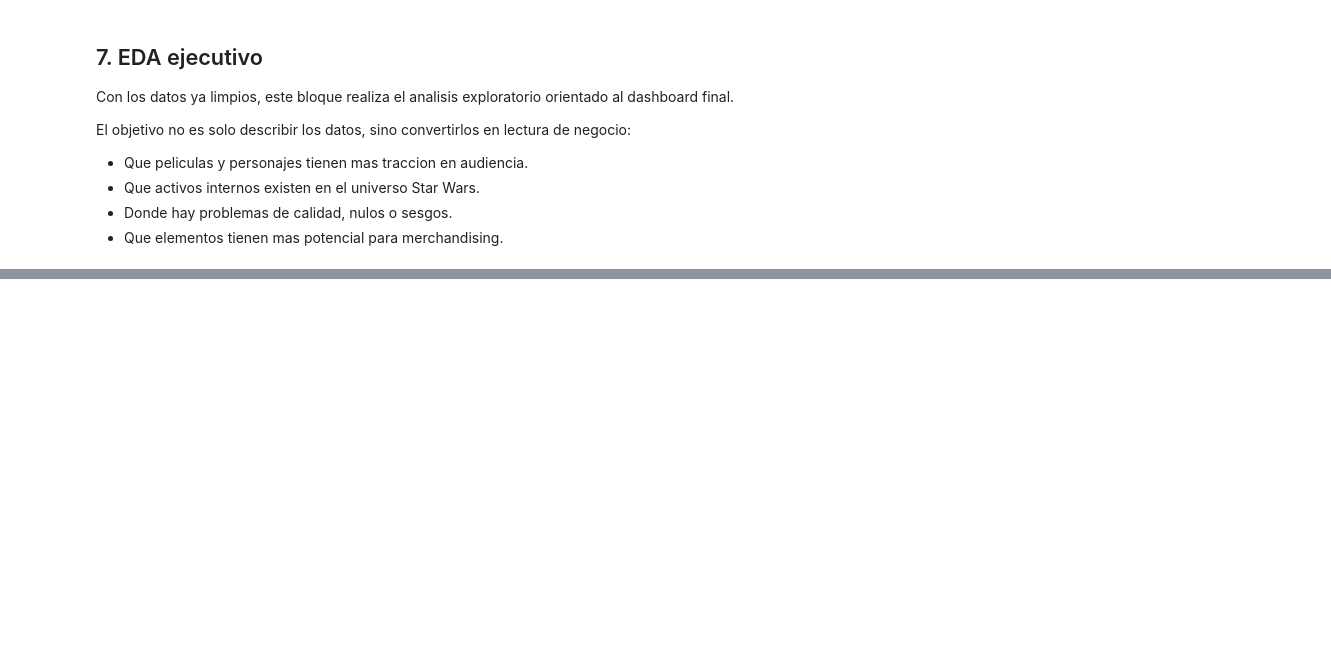
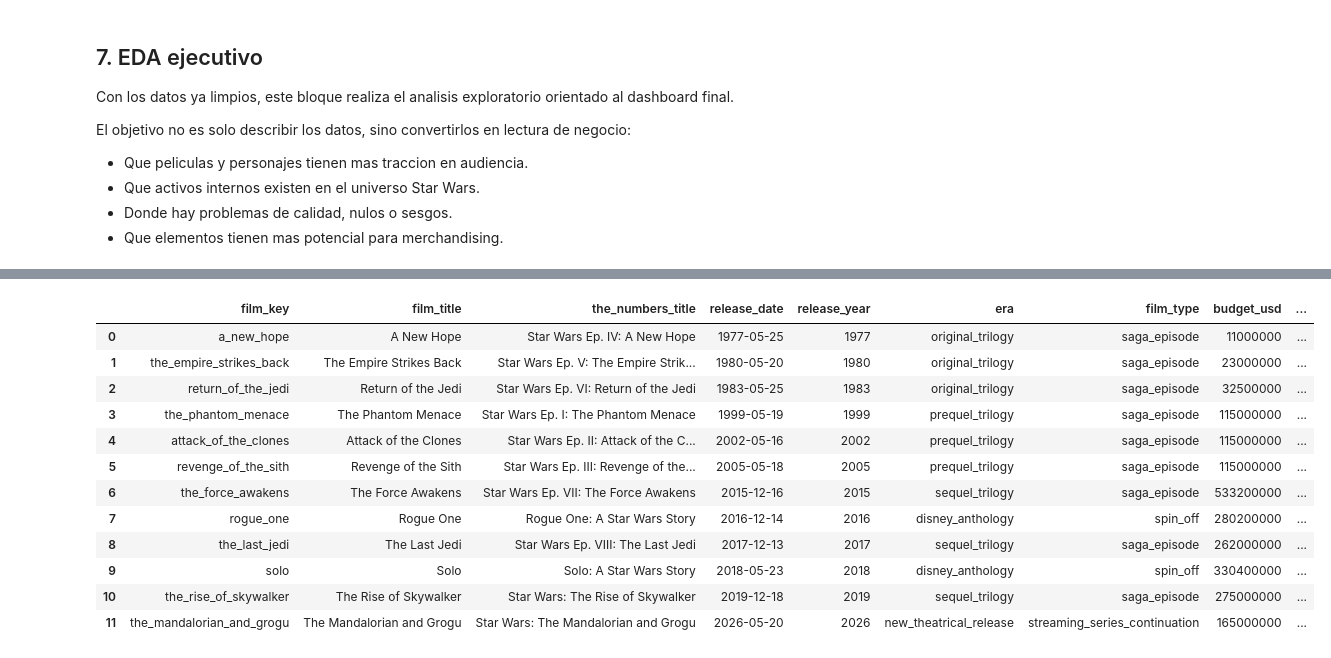
Before and after one commit to elenacarino-max/DashboardStarWars, a Jupyter notebook: notebooks/01_eda_star_wars.ipynb, the cells around one changed output, grey strips where cells are left out. Drawn from its saved outputs; the diff is of its cells as text; code cells hidden in the pictures; blank space fills up the shorter version.

```diff
--- a/notebooks/01_eda_star_wars.ipynb
+++ b/notebooks/01_eda_star_wars.ipynb
@@ -1734,21 +2188,21 @@ character_homeworld_summary = (
 )
 
 planet_business_summary = df_planets_clean[[
-    "name", "population", "diameter", "climate", "terrain", "resident_count", "film_count"
+    "planet_key", "name", "population", "diameter", "climate", "terrain", "resident_keys", "resident_count", "film_keys", "film_count"
 ]].copy().sort_values(["film_count", "resident_count", "population"], ascending=False)
 
 starship_business_summary = df_starships_clean[[
-    "name", "starship_class", "manufacturer", "cost_in_credits", "length", "crew",
-    "passengers", "cargo_capacity", "pilot_count", "film_count"
+    "starship_key", "name", "starship_class", "manufacturer", "cost_in_credits", "length", "crew",
+    "passengers", "cargo_capacity", "pilot_keys", "pilot_count", "film_keys", "film_count"
 ]].copy().sort_values(["film_count", "pilot_count", "cost_in_credits"], ascending=False)
 
 weapon_business_summary = df_weapons_clean[[
-    "name", "type", "manufacturer", "cost_in_credits", "length", "film_count"
+    "weapon_key", "name", "type", "manufacturer", "cost_in_credits", "length", "film_keys", "film_count"
 ]].copy().sort_values(["film_count", "cost_in_credits"], ascending=False)
 
 quote_character_summary = (
     df_quotes_clean
-    .groupby("character_name", as_index=False)
+    .groupby(["character_key", "character_name"], as_index=False)
     .agg(quote_count=("quote", "count"))
     .sort_values("quote_count", ascending=False)
 )
@@ -1823,40 +2379,21 @@ display(survey_sample_bias)
 # %%
 # EDA 4: INDICE DE POTENCIAL DE MERCHANDISING
 
-# Normalizamos nombres para cruzar opiniones de encuesta con activos internos.
-def normalize_name_for_match(value):
-    if pd.isna(value):
-        return np.nan
-    value = str(value).lower().strip()
-    value = value.replace("princess leia organa", "leia organa")
-    value = value.replace("c 3Po".lower(), "c-3po")
-    value = value.replace("c 3po", "c-3po")
-    value = value.replace("r2 d2", "r2-d2")
-    value = re.sub(r"[^a-z0-9]+", "_", value)
-    return value.strip("_")
+character_opportunities = character_opinion_summary.copy()
 
-character_opportunities = character_opinion_summary.copy()
-character_opportunities["match_name"] = character_opportunities["character_name"].apply(normalize_name_for_match)
-
-characters_for_merge = df_characters_clean.copy()
-characters_for_merge["match_name"] = characters_for_merge["name"].apply(normalize_name_for_match)
-characters_for_merge = characters_for_merge[[
-    "match_name", "name", "species", "gender", "homeworld", "height", "weight"
+characters_for_merge = df_characters_clean[[
+    "character_key", "name", "species", "gender", "homeworld", "height", "weight"
 ]].rename(columns={"name": "universe_character_name"})
 
-quote_for_merge = quote_character_summary.copy()
-quote_for_merge["match_name"] = quote_for_merge["character_name"].apply(normalize_name_for_match)
-quote_for_merge = quote_for_merge[["match_name", "quote_count"]]
+quote_for_merge = quote_character_summary[["character_key", "quote_count"]].copy()
 
 asset_quality_for_merge = universe_assets[universe_assets["asset_type"] == "character"][[
-    "asset_name", "data_completeness_pct", "internal_presence_score"
-]].copy()
-asset_quality_for_merge["match_name"] = asset_quality_for_merge["asset_name"].apply(normalize_name_for_match)
-asset_quality_for_merge = asset_quality_for_merge.drop(columns=["asset_name"])
+    "asset_key", "data_completeness_pct", "internal_presence_score"
+]].copy().rename(columns={"asset_key": "character_key"})
 
-character_opportunities = character_opportunities.merge(characters_for_merge, on="match_name", how="left")
-character_opportunities = character_opportunities.merge(quote_for_merge, on="match_name", how="left")
-character_opportunities = character_opportunities.merge(asset_quality_for_merge, on="match_name", how="left")
+character_opportunities = character_opportunities.merge(characters_for_merge, on="character_key", how="left")
+character_opportunities = character_opportunities.merge(quote_for_merge, on="character_key", how="left")
+character_opportunities = character_opportunities.merge(asset_quality_for_merge, on="character_key", how="left")
 
 character_opportunities["quote_count"] = character_opportunities["quote_count"].fillna(0)
 character_opportunities["is_in_universe_dataset"] = character_opportunities["universe_character_name"].notna().astype(int)
@@ -1901,8 +2438,8 @@ character_opportunities["opportunity_quadrant"] = character_opportunities.apply(
 character_opportunities = character_opportunities.sort_values("merchandising_potential_index", ascending=False)
 
 movie_opportunities = movie_views_summary.merge(
-    movie_rank_summary[["movie_title", "avg_rank", "preference_score", "first_place_pct"]],
-    on="movie_title",
+    movie_rank_summary[["film_key", "avg_rank", "preference_score", "first_place_pct"]],
+    on="film_key",
     how="left",
 )
 movie_opportunities["movie_campaign_score"] = (
@@ -1912,9 +2449,24 @@ movie_opportunities["movie_campaign_score"] = (
 ).round(2)
 movie_opportunities = movie_opportunities.sort_values("movie_campaign_score", ascending=False)
 
+
+movie_audience_summary = movie_views_summary.merge(
+    movie_rank_summary[["film_key", "avg_rank", "preference_score", "ranking_responses", "first_place_pct"]],
+    on="film_key",
+    how="left",
+)
+
+eda_movie_commercial_audience_summary = films_business_clean.merge(
+    movie_audience_summary,
+    on="film_key",
+    how="left",
+)
+eda_movie_commercial_audience_summary["movie_title"] = eda_movie_commercial_audience_summary["film_key"].map(FILM_DISPLAY_NAMES)
+eda_movie_commercial_audience_summary["is_in_survey"] = eda_movie_commercial_audience_summary["viewers"].notna().astype(int)
+
 print("Top personajes por indice de merchandising")
 display(character_opportunities[[
-    "character_name", "merchandising_potential_index", "opportunity_quadrant",
+    "character_key", "character_name", "merchandising_potential_index", "opportunity_quadrant",
     "audience_affinity_score", "familiarity_score", "internal_presence_score_scaled",
     "data_quality_score", "avg_opinion_score", "quote_count", "species", "gender", "homeworld"
 ]].head(12))
@@ -1924,3 +2476,7 @@ display(character_opportunities["opportunity_quadrant"].value_counts())
 
 print("Oportunidad por pelicula")
 display(movie_opportunities)
+
+print("Resumen comercial + audiencia por pelicula")
+display(eda_movie_commercial_audience_summary)
+# %% [output]
@@ -1927,3 +2513,16 @@ display(movie_opportunities)
+|  | film_key | film_title | the_numbers_title | release_date | release_year | era | film_type | budget_usd | ... |
+| 0 | a_new_hope | A New Hope | Star Wars Ep. IV: A New Hope | 1977-05-25 | 1977 | original_trilogy | saga_episode | 11000000 | ... |
+| 1 | the_empire_strikes_back | The Empire Strikes Back | Star Wars Ep. V: The Empire Strik... | 1980-05-20 | 1980 | original_trilogy | saga_episode | 23000000 | ... |
+| 2 | return_of_the_jedi | Return of the Jedi | Star Wars Ep. VI: Return of the Jedi | 1983-05-25 | 1983 | original_trilogy | saga_episode | 32500000 | ... |
+| 3 | the_phantom_menace | The Phantom Menace | Star Wars Ep. I: The Phantom Menace | 1999-05-19 | 1999 | prequel_trilogy | saga_episode | 115000000 | ... |
+| 4 | attack_of_the_clones | Attack of the Clones | Star Wars Ep. II: Attack of the C... | 2002-05-16 | 2002 | prequel_trilogy | saga_episode | 115000000 | ... |
+| 5 | revenge_of_the_sith | Revenge of the Sith | Star Wars Ep. III: Revenge of the... | 2005-05-18 | 2005 | prequel_trilogy | saga_episode | 115000000 | ... |
+| 6 | the_force_awakens | The Force Awakens | Star Wars Ep. VII: The Force Awakens | 2015-12-16 | 2015 | sequel_trilogy | saga_episode | 533200000 | ... |
+| 7 | rogue_one | Rogue One | Rogue One: A Star Wars Story | 2016-12-14 | 2016 | disney_anthology | spin_off | 280200000 | ... |
+| 8 | the_last_jedi | The Last Jedi | Star Wars Ep. VIII: The Last Jedi | 2017-12-13 | 2017 | sequel_trilogy | saga_episode | 262000000 | ... |
+| 9 | solo | Solo | Solo: A Star Wars Story | 2018-05-23 | 2018 | disney_anthology | spin_off | 330400000 | ... |
+| 10 | the_rise_of_skywalker | The Rise of Skywalker | Star Wars: The Rise of Skywalker | 2019-12-18 | 2019 | sequel_trilogy | saga_episode | 275000000 | ... |
+| 11 | the_mandalorian_and_grogu | The Mandalorian and Grogu | Star Wars: The Mandalorian and Grogu | 2026-05-20 | 2026 | new_theatrical_release | streaming_series_continuation | 165000000 | ... |
 # %%
 # CONCLUSIONES AUTOMATICAS DEL EDA
 
```
Also changed, not shown: parts of 30 cells of this notebook, 43 other files.
